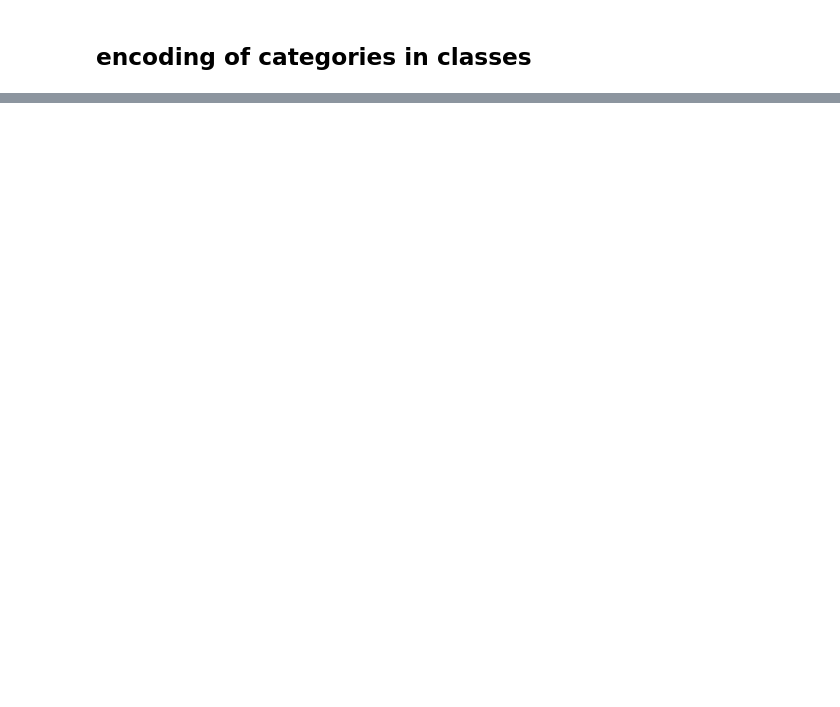
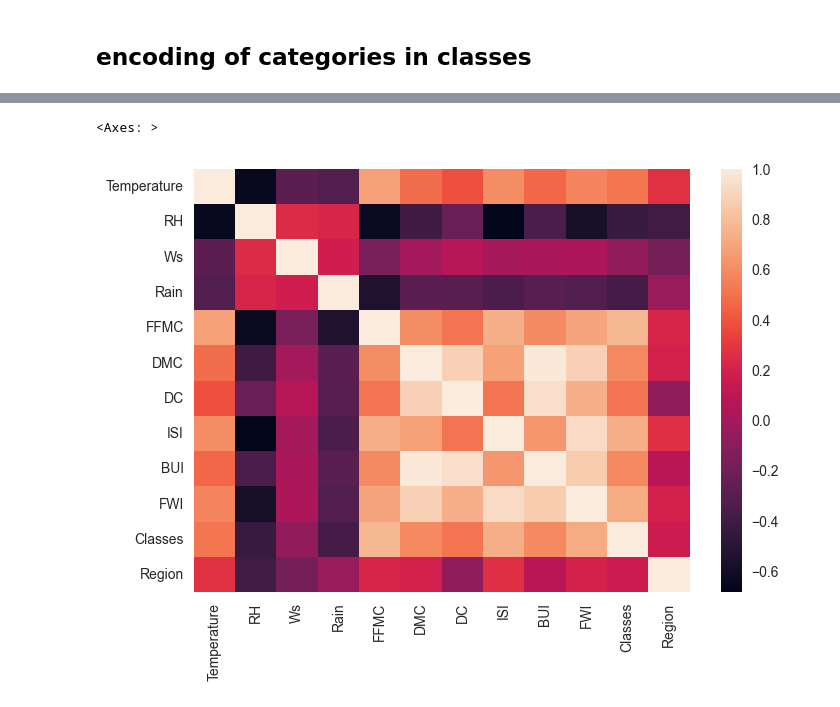
Before and after one commit to Vaibhav2024/ML_Model_Implementation, a Jupyter notebook: 4.Ridge_Lasso_ElasticNet/ridge_lasso_regression.ipynb, the cells around one changed output, grey strips where cells are left out. Saved outputs shown, nothing was run; the diff lists cells and outputs as text; code cells hidden in the pictures; blank space fills up the shorter version.

Commit message:
feature engineering on cleaned forest fire dataset 2

```diff
--- a/4.Ridge_Lasso_ElasticNet/ridge_lasso_regression.ipynb
+++ b/4.Ridge_Lasso_ElasticNet/ridge_lasso_regression.ipynb
@@ -320,2 +333,7 @@ df_copy.head()
 # %% [markdown]
 ## encoding of categories in classes
+# %%
+df_copy['Classes'] = np.where(df_copy['Classes'].str.contains("not fire"),0,1)
+# we thouight there were two category fire and not fire but due to space in some text
+# this statement is not working properly
+# so we use .str.contains
@@ -321,0 +369,4 @@ df_copy.head()
+# %%
+plt.style.use('seaborn-v0_8')
+df_copy.hist(bins=50, figsize=(20,15))
+plt.show()
@@ -321,0 +408,5 @@ df_copy.head()
+# %%
+sns.heatmap(df_copy.corr())
+# %% [output]
+<Axes: >
+[figure, added]
```
Also changed, not shown: parts of 21 cells of this notebook.
